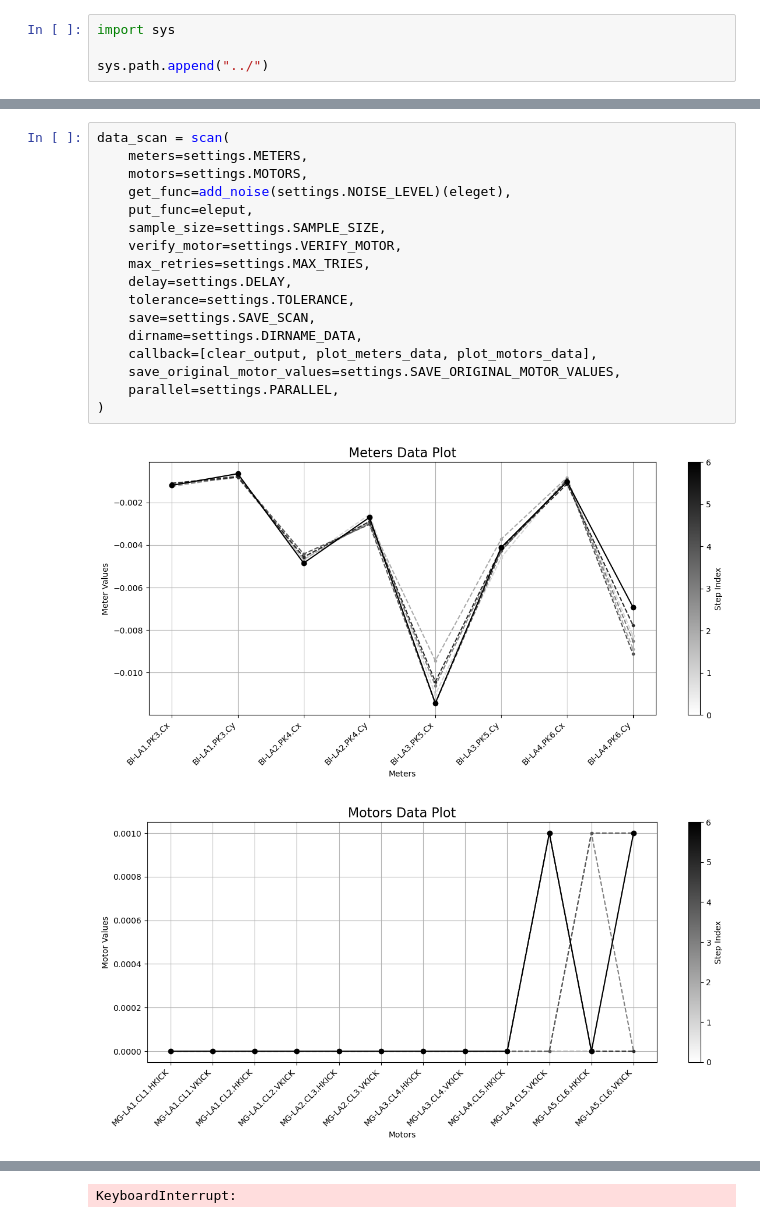
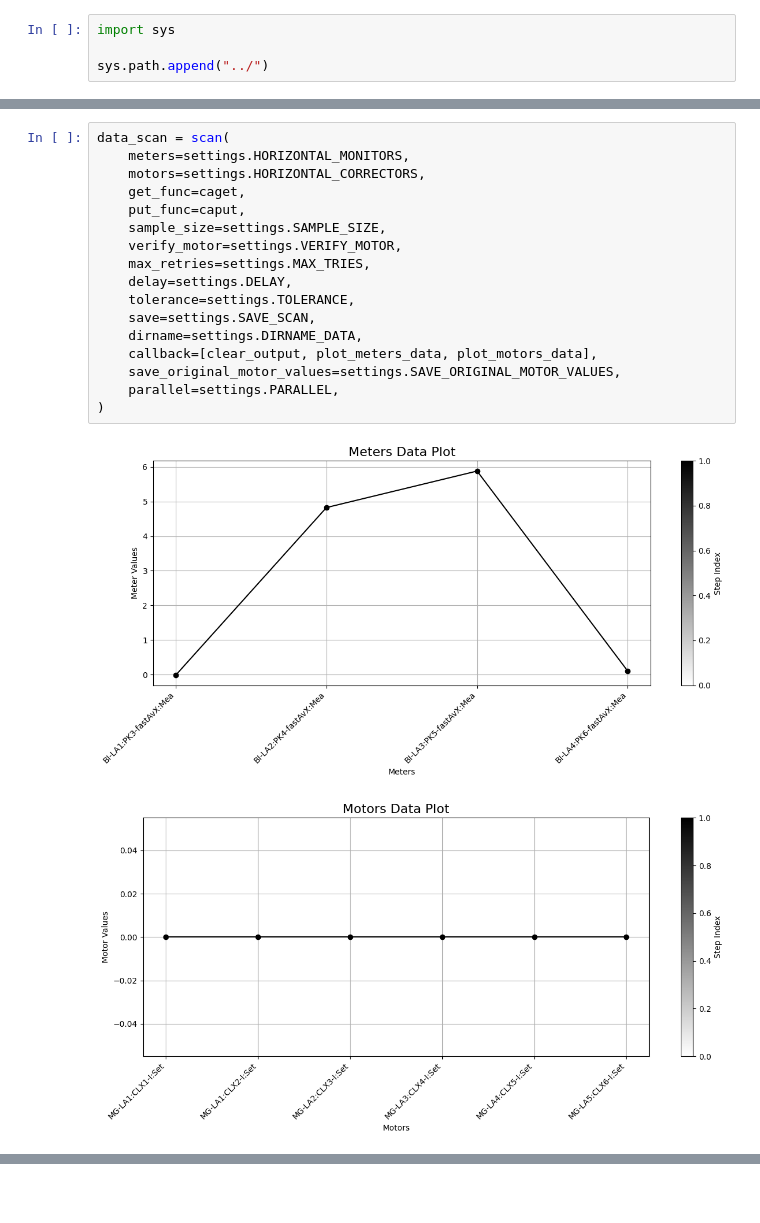
Before and after one commit to fuodorov/scaut, a Jupyter notebook: notebooks/scan.ipynb, the cells around one changed output, grey strips where cells are left out. Drawn from its saved outputs; the diff is of its cells as text; blank space fills up the shorter version.

```diff
--- a/notebooks/scan.ipynb
+++ b/notebooks/scan.ipynb
@@ -16,21 +16,21 @@ from src.elegant import eleget, eleput
 from src.core import config as cfg
 # %%
 data_scan = scan(
-    meters=settings.METERS,
-    motors=settings.MOTORS,
-    get_func=add_noise(settings.NOISE_LEVEL)(eleget),
-    put_func=eleput,
+    meters=settings.HORIZONTAL_MONITORS,
+    motors=settings.HORIZONTAL_CORRECTORS,
+    get_func=caget,
+    put_func=caput,
     sample_size=settings.SAMPLE_SIZE,
     verify_motor=settings.VERIFY_MOTOR,
     max_retries=settings.MAX_TRIES,
     delay=settings.DELAY,
     tolerance=settings.TOLERANCE,
     save=settings.SAVE_SCAN,
     dirname=settings.DIRNAME_DATA,
     callback=[clear_output, plot_meters_data, plot_motors_data],
     save_original_motor_values=settings.SAVE_ORIGINAL_MOTOR_VALUES,
     parallel=settings.PARALLEL,
 )
 # %% [output]
-[figure, old version]
+[figure, new version]
-[figure, old version]
+[figure, new version]
@@ -50,3 +37,2 @@ data_scan = scan(
-KeyboardInterrupt:
 # %%
 data_scan
```
Also changed, not shown: parts of 3 cells of this notebook, 4 other files.
